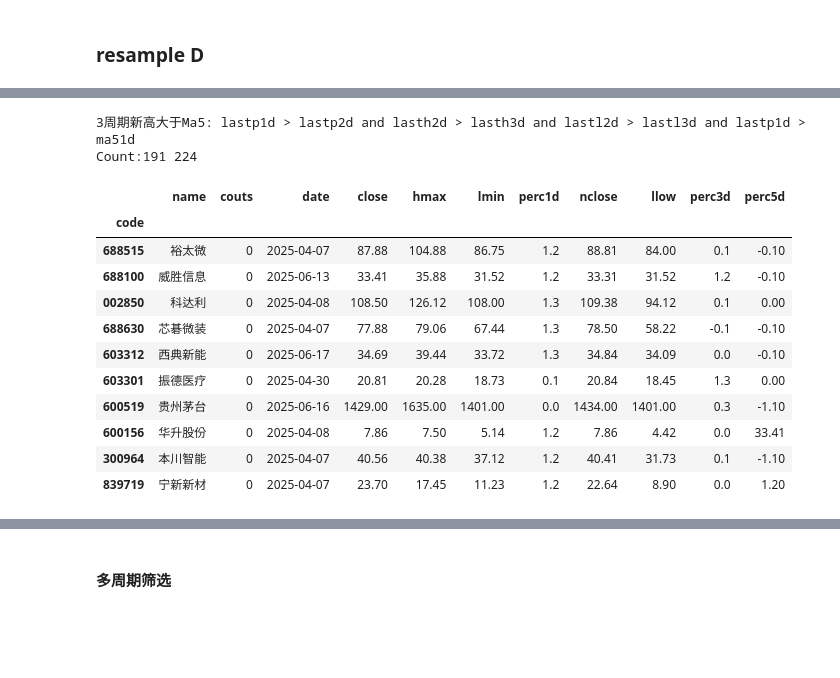
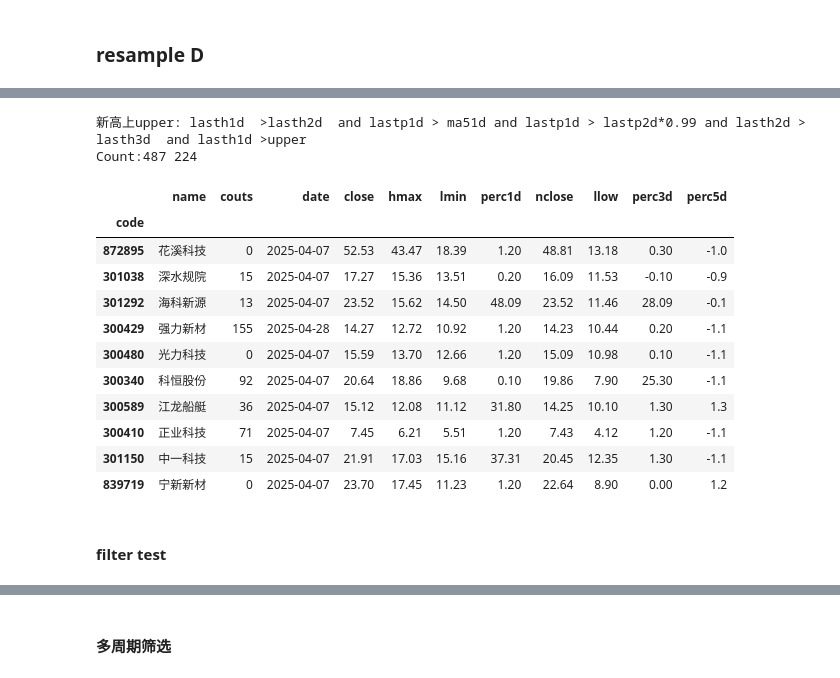
Before and after one commit to johnsonhongyi/pyQuant3, a Jupyter notebook: stock/jupyterAlgo/Quant2023/resample-monitor.ipynb, the cells around one changed output, grey strips where cells are left out. Drawn from its saved outputs; the diff is of its cells as text; code cells hidden in the pictures; blank space fills up the shorter version.

```diff
--- a/stock/jupyterAlgo/Quant2023/resample-monitor.ipynb
+++ b/stock/jupyterAlgo/Quant2023/resample-monitor.ipynb
@@ -546,23 +527,27 @@ DLTDXE:2.58
 # %%
 # td_code = tdx_d.query('lasth1d > lasth2d > lasth3d and close >= high4')
 # td_code = tdx_d.query('ma51d > ma10d and ral > 3 and lastp1d >ma20d and low > lastl1d and vol > 2' )
 # td_code = tdx_d.query('lastp1d > lastp2d  and lasth1d > lasth2d and lasth2d > lasth3d and lastl1d > lastl2d and lastl2d > lastl3d and close > open')
 td_code = h5_d.query(f'{get_filter(filterIDX)}')
+td_code = h5_d.query(f'lasth1d > lasth2d and close > lastp1d')
+
 show_tdx_data(td_code,limit=10)
 if len(td_code) < 30:
     write_code_to_blk(td_code.index,'065',rewrite=True)
 # %% [output]
-3周期新高大于Ma5: lastp1d > lastp2d and lasth2d > lasth3d and lastl2d > lastl3d and lastp1d > ma51d
-Count:191 224
+新高上upper: lasth1d  >lasth2d  and lastp1d > ma51d and lastp1d > lastp2d*0.99 and lasth2d > lasth3d  and lasth1d >upper
+Count:487 224
 |  | name | couts | date | close | hmax | lmin | perc1d | nclose | llow | perc3d | perc5d |
 | code |  |  |  |  |  |  |  |  |  |  |  |
-| 688515 | 裕太微 | 0 | 2025-04-07 | 87.88 | 104.88 | 86.75 | 1.2 | 88.81 | 84.00 | 0.1 | -0.10 |
-| 688100 | 威胜信息 | 0 | 2025-06-13 | 33.41 | 35.88 | 31.52 | 1.2 | 33.31 | 31.52 | 1.2 | -0.10 |
-| 002850 | 科达利 | 0 | 2025-04-08 | 108.50 | 126.12 | 108.00 | 1.3 | 109.38 | 94.12 | 0.1 | 0.00 |
-| 688630 | 芯碁微装 | 0 | 2025-04-07 | 77.88 | 79.06 | 67.44 | 1.3 | 78.50 | 58.22 | -0.1 | -0.10 |
-| 603312 | 西典新能 | 0 | 2025-06-17 | 34.69 | 39.44 | 33.72 | 1.3 | 34.84 | 34.09 | 0.0 | -0.10 |
-| 603301 | 振德医疗 | 0 | 2025-04-30 | 20.81 | 20.28 | 18.73 | 0.1 | 20.84 | 18.45 | 1.3 | 0.00 |
-| 600519 | 贵州茅台 | 0 | 2025-06-16 | 1429.00 | 1635.00 | 1401.00 | 0.0 | 1434.00 | 1401.00 | 0.3 | -1.10 |
-| 600156 | 华升股份 | 0 | 2025-04-08 | 7.86 | 7.50 | 5.14 | 1.2 | 7.86 | 4.42 | 0.0 | 33.41 |
-| 300964 | 本川智能 | 0 | 2025-04-07 | 40.56 | 40.38 | 37.12 | 1.2 | 40.41 | 31.73 | 0.1 | -1.10 |
-| 839719 | 宁新新材 | 0 | 2025-04-07 | 23.70 | 17.45 | 11.23 | 1.2 | 22.64 | 8.90 | 0.0 | 1.20 |
+| 872895 | 花溪科技 | 0 | 2025-04-07 | 52.53 | 43.47 | 18.39 | 1.20 | 48.81 | 13.18 | 0.30 | -1.0 |
+| 301038 | 深水规院 | 15 | 2025-04-07 | 17.27 | 15.36 | 13.51 | 0.20 | 16.09 | 11.53 | -0.10 | -0.9 |
+| 301292 | 海科新源 | 13 | 2025-04-07 | 23.52 | 15.62 | 14.50 | 48.09 | 23.52 | 11.46 | 28.09 | -0.1 |
+| 300429 | 强力新材 | 155 | 2025-04-28 | 14.27 | 12.72 | 10.92 | 1.20 | 14.23 | 10.44 | 0.20 | -1.1 |
+| 300480 | 光力科技 | 0 | 2025-04-07 | 15.59 | 13.70 | 12.66 | 1.20 | 15.09 | 10.98 | 0.10 | -1.1 |
+| 300340 | 科恒股份 | 92 | 2025-04-07 | 20.64 | 18.86 | 9.68 | 0.10 | 19.86 | 7.90 | 25.30 | -1.1 |
+| 300589 | 江龙船艇 | 36 | 2025-04-07 | 15.12 | 12.08 | 11.12 | 31.80 | 14.25 | 10.10 | 1.30 | 1.3 |
+| 300410 | 正业科技 | 71 | 2025-04-07 | 7.45 | 6.21 | 5.51 | 1.20 | 7.43 | 4.12 | 1.20 | -1.1 |
+| 301150 | 中一科技 | 15 | 2025-04-07 | 21.91 | 17.03 | 15.16 | 37.31 | 20.45 | 12.35 | 1.30 | -1.1 |
+| 839719 | 宁新新材 | 0 | 2025-04-07 | 23.70 | 17.45 | 11.23 | 1.20 | 22.64 | 8.90 | 0.00 | 1.2 |
+# %% [markdown]
+#### filter test
```
Also changed, not shown: parts of 17 cells of this notebook, 1 other file.
